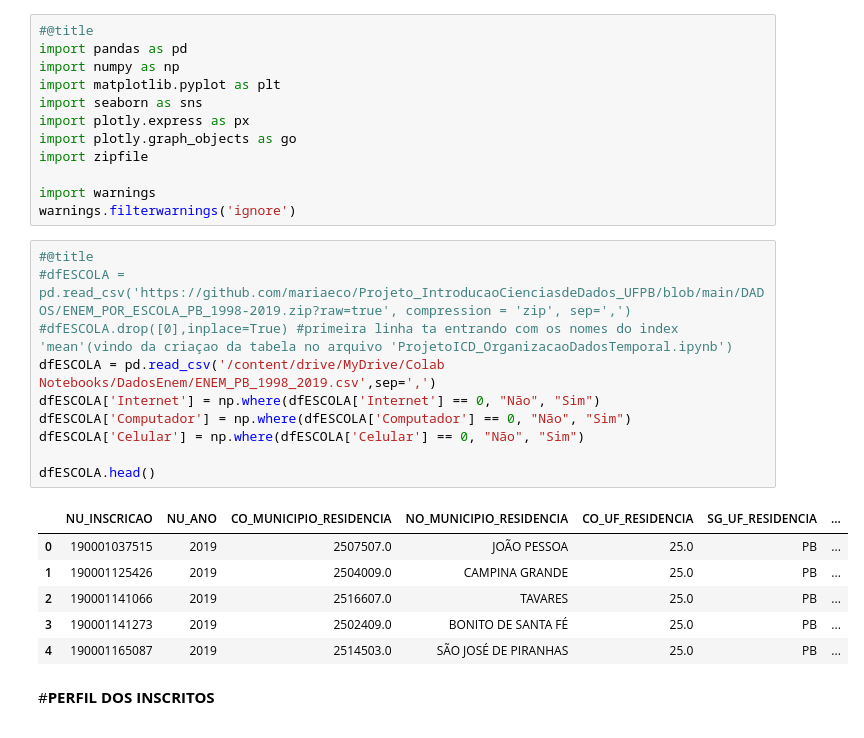
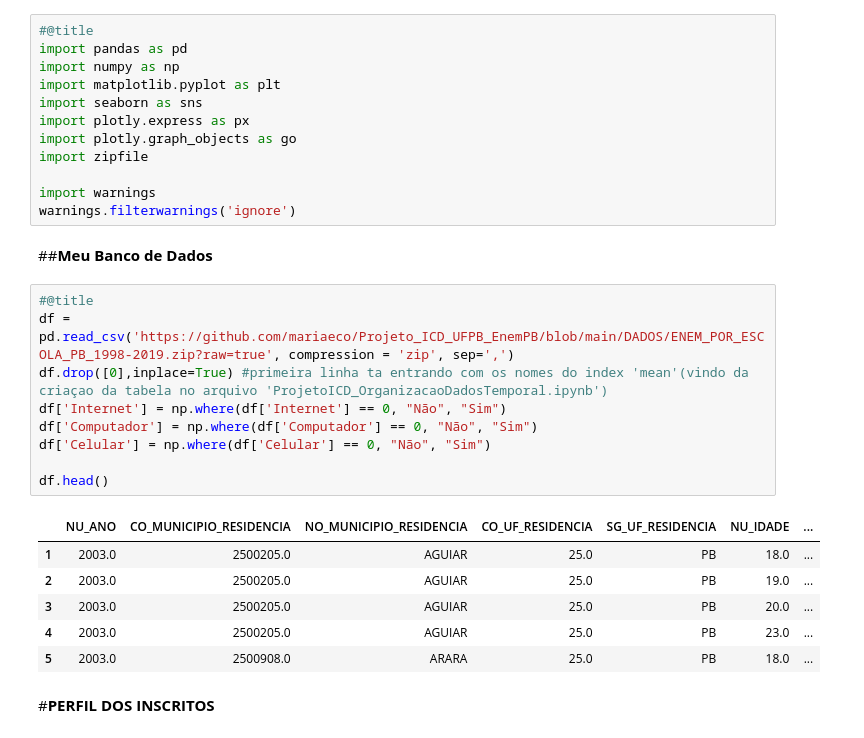
Before and after one commit to mariaeco/ICD_project_Maria, a Jupyter notebook: Perfil_Inscricoes_PB.ipynb, the cells around one changed output. Cells and saved outputs as stored; diff of their text form.

```diff
--- a/Perfil_Inscricoes_PB.ipynb
+++ b/Perfil_Inscricoes_PB.ipynb
@@ -18,23 +17,24 @@ import zipfile
 
 import warnings
 warnings.filterwarnings('ignore')
+# %% [markdown]
+##**Meu Banco de Dados**
 # %%
 #@title
-#dfESCOLA = pd.read_csv('https://github.com/mariaeco/Projeto_IntroducaoCienciasdeDados_UFPB/blob/main/DADOS/ENEM_POR_ESCOLA_PB_1998-2019.zip?raw=true', compression = 'zip', sep=',')
-#dfESCOLA.drop([0],inplace=True) #primeira linha ta entrando com os nomes do index 'mean'(vindo da criaçao da tabela no arquivo 'ProjetoICD_OrganizacaoDadosTemporal.ipynb')
-dfESCOLA = pd.read_csv('/content/drive/MyDrive/Colab Notebooks/DadosEnem/ENEM_PB_1998_2019.csv',sep=',')
-dfESCOLA['Internet'] = np.where(dfESCOLA['Internet'] == 0, "Não", "Sim")
-dfESCOLA['Computador'] = np.where(dfESCOLA['Computador'] == 0, "Não", "Sim")
-dfESCOLA['Celular'] = np.where(dfESCOLA['Celular'] == 0, "Não", "Sim")
+df = pd.read_csv('https://github.com/mariaeco/Projeto_ICD_UFPB_EnemPB/blob/main/DADOS/ENEM_POR_ESCOLA_PB_1998-2019.zip?raw=true', compression = 'zip', sep=',')
+df.drop([0],inplace=True) #primeira linha ta entrando com os nomes do index 'mean'(vindo da criaçao da tabela no arquivo 'ProjetoICD_OrganizacaoDadosTemporal.ipynb')
+df['Internet'] = np.where(df['Internet'] == 0, "Não", "Sim")
+df['Computador'] = np.where(df['Computador'] == 0, "Não", "Sim")
+df['Celular'] = np.where(df['Celular'] == 0, "Não", "Sim")
 
-dfESCOLA.head()
+df.head()
 # %% [output]
-|  | NU_INSCRICAO | NU_ANO | CO_MUNICIPIO_RESIDENCIA | NO_MUNICIPIO_RESIDENCIA | CO_UF_RESIDENCIA | SG_UF_RESIDENCIA | ... |
-| 0 | 190001037515 | 2019 | 2507507.0 | JOÃO PESSOA | 25.0 | PB | ... |
-| 1 | 190001125426 | 2019 | 2504009.0 | CAMPINA GRANDE | 25.0 | PB | ... |
-| 2 | 190001141066 | 2019 | 2516607.0 | TAVARES | 25.0 | PB | ... |
-| 3 | 190001141273 | 2019 | 2502409.0 | BONITO DE SANTA FÉ | 25.0 | PB | ... |
-| 4 | 190001165087 | 2019 | 2514503.0 | SÃO JOSÉ DE PIRANHAS | 25.0 | PB | ... |
+|  | NU_ANO | CO_MUNICIPIO_RESIDENCIA | NO_MUNICIPIO_RESIDENCIA | CO_UF_RESIDENCIA | SG_UF_RESIDENCIA | NU_IDADE | ... |
+| 1 | 2003.0 | 2500205.0 | AGUIAR | 25.0 | PB | 18.0 | ... |
+| 2 | 2003.0 | 2500205.0 | AGUIAR | 25.0 | PB | 19.0 | ... |
+| 3 | 2003.0 | 2500205.0 | AGUIAR | 25.0 | PB | 20.0 | ... |
+| 4 | 2003.0 | 2500205.0 | AGUIAR | 25.0 | PB | 23.0 | ... |
+| 5 | 2003.0 | 2500908.0 | ARARA | 25.0 | PB | 18.0 | ... |
 # %% [markdown]
 #**PERFIL DOS INSCRITOS**
 # %% [markdown]
```
Also changed, not shown: parts of 13 cells of this notebook.
